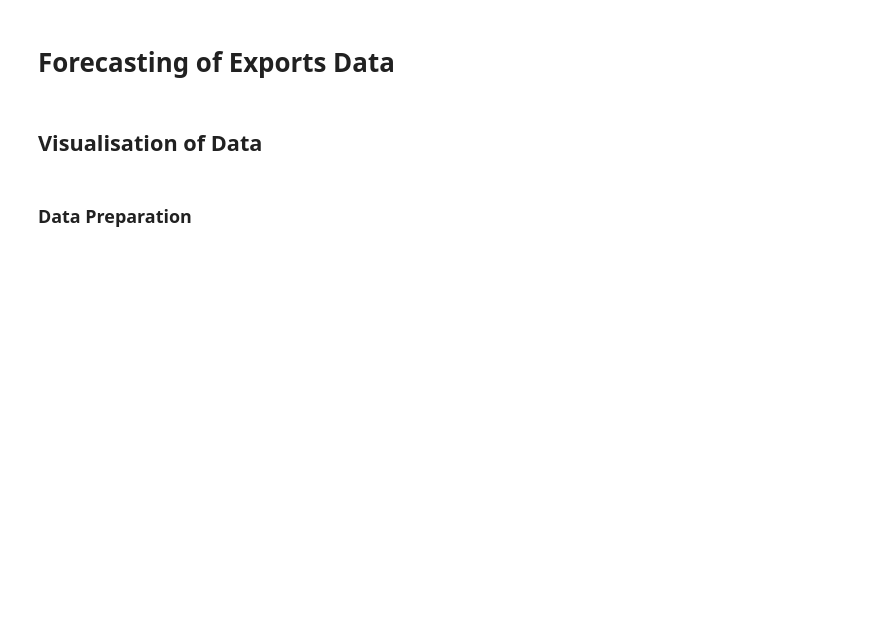
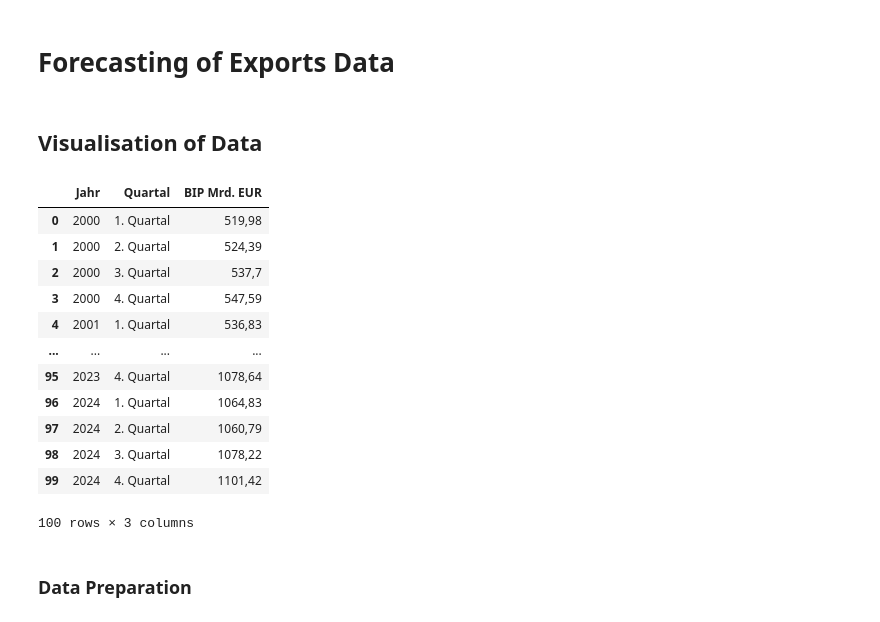
Before and after one commit to eliaspfe/BI_Vorlesung, a Jupyter notebook: Forecasting_Exports.ipynb, the cells around one changed output. Drawn from its saved outputs; the diff is of its cells as text; code cells hidden in the pictures; blank space fills up the shorter version.

```diff
--- a/Forecasting_Exports.ipynb
+++ b/Forecasting_Exports.ipynb
@@ -5,13 +5,27 @@
 # %%
 import pandas as pd
 import numpy as np
 import matplotlib.pyplot as plt
 from sklearn.linear_model import LinearRegression
 
 
 df = pd.read_csv('data/Handel.csv', sep=';',)
 df_exchange = pd.read_csv('data/exchange.csv', sep=',')
-df_BIP = pd.read_csv('data/BIP_DE.csv', sep=';')
+df_BIP = pd.read_csv('data/BIP_Quartal.csv', sep=';')
+# %% [output]
+|  | Jahr | Quartal | BIP Mrd. EUR |
+| 0 | 2000 | 1. Quartal | 519,98 |
+| 1 | 2000 | 2. Quartal | 524,39 |
+| 2 | 2000 | 3. Quartal | 537,7 |
+| 3 | 2000 | 4. Quartal | 547,59 |
+| 4 | 2001 | 1. Quartal | 536,83 |
+| ... | ... | ... | ... |
+| 95 | 2023 | 4. Quartal | 1078,64 |
+| 96 | 2024 | 1. Quartal | 1064,83 |
+| 97 | 2024 | 2. Quartal | 1060,79 |
+| 98 | 2024 | 3. Quartal | 1078,22 |
+| 99 | 2024 | 4. Quartal | 1101,42 |
+100 rows × 3 columns
 # %% [markdown]
 ### Data Preparation
 # %%
```
Also changed, not shown: parts of 3 cells of this notebook, 1 other file.
